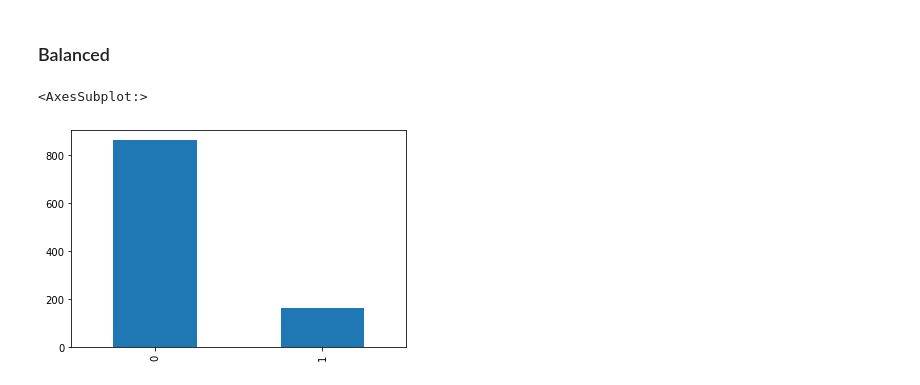
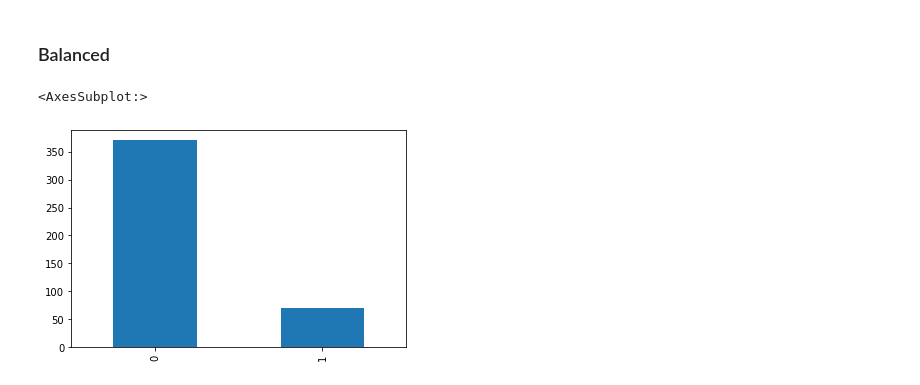
Before and after one commit to vuhpham94/nflx-adv-data-hw, a Jupyter notebook: 12102021/02-SkillDrill/Solved/HREmployeeAttrition-VP.ipynb, the cells around one changed output. Drawn from its saved outputs; the diff is of its cells as text; code cells hidden in the pictures.

```diff
--- a/12102021/02-SkillDrill/Solved/HREmployeeAttrition-VP.ipynb
+++ b/12102021/02-SkillDrill/Solved/HREmployeeAttrition-VP.ipynb
@@ -112,10 +104,10 @@ X_train, X_test, y_train, y_test = train_test_split(X, y, test_size=0.30, random
 # %%
 # Confirm imblance of target variable 'Attrition' in our stratified dataset
 # 1 = Attrition; 0 = No Attrition
-y_train.value_counts().plot.bar()
+y_test.value_counts().plot.bar()
 # %% [output]
 <AxesSubplot:>
-[figure, old version]
+[figure, new version]
 # %%
 # Create the Linear Regression model object
 model = LogisticRegression(solver='liblinear')
```
Also changed, not shown: parts of 6 cells of this notebook, 4 other files.
